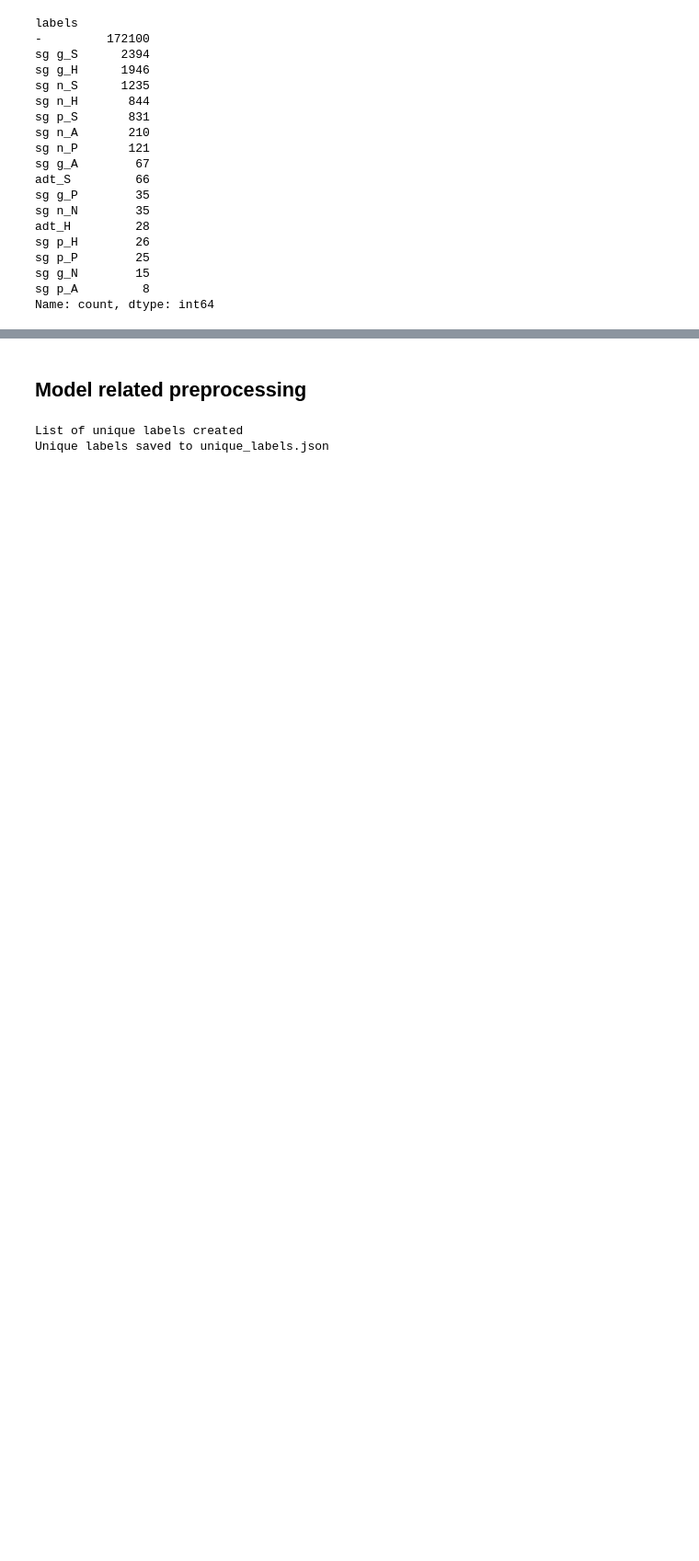
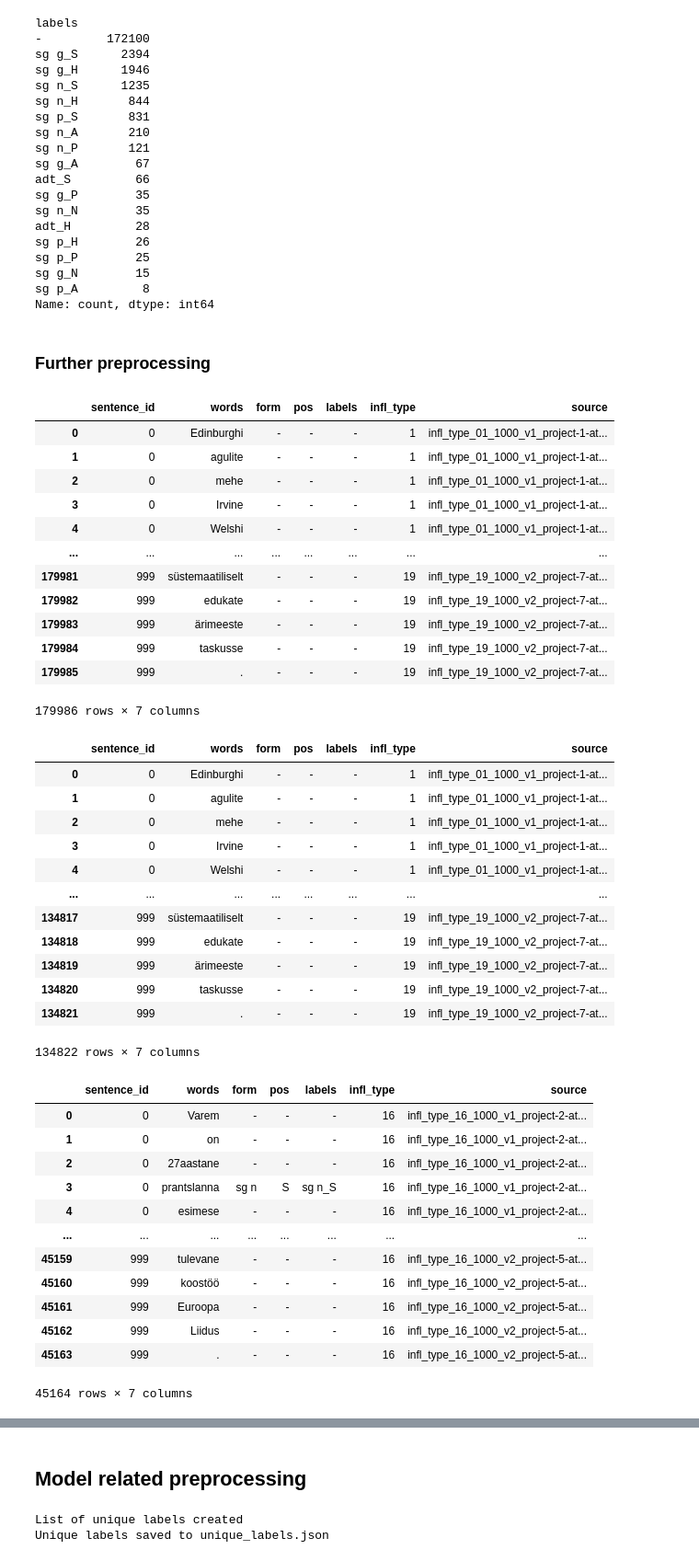
Before and after one commit to SanderSaska/EstNLTK_model_training, a Jupyter notebook: notebooks/data_preprocessing.ipynb, the cells around one changed output, grey strips where cells are left out. Shown at 92% size. Drawn from its saved outputs; the diff is of its cells as text; code cells hidden in the pictures; blank space fills up the shorter version.

```diff
--- a/notebooks/data_preprocessing.ipynb
+++ b/notebooks/data_preprocessing.ipynb
@@ -914 +870,61 @@ processed_df.to_csv(
 )
+# %% [markdown]
+### Further preprocessing
+# %%
+homonym_dataset = pd.read_parquet(
+    HOMONYMS_DIRS["processed"] / "homonyms_overall.parquet"
+)
+# %%
+train_data, test_data, train_sources, test_sources = (
+    HomonymPreprocessor.split_by_source(
+        df=homonym_dataset,
+        test_size=0.25,
+        source_col="source",
+        stratify_col=None,
+        seed=seed,
+    )
+)
+# %%
+display(homonym_dataset)
+display(train_data)
+display(test_data)
+# %% [output]
+|  | sentence_id | words | form | pos | labels | infl_type | source |
+| 0 | 0 | Edinburghi | - | - | - | 1 | infl_type_01_1000_v1_project-1-at... |
+| 1 | 0 | agulite | - | - | - | 1 | infl_type_01_1000_v1_project-1-at... |
+| 2 | 0 | mehe | - | - | - | 1 | infl_type_01_1000_v1_project-1-at... |
+| 3 | 0 | Irvine | - | - | - | 1 | infl_type_01_1000_v1_project-1-at... |
+| 4 | 0 | Welshi | - | - | - | 1 | infl_type_01_1000_v1_project-1-at... |
+| ... | ... | ... | ... | ... | ... | ... | ... |
+| 179981 | 999 | süstemaatiliselt | - | - | - | 19 | infl_type_19_1000_v2_project-7-at... |
+| 179982 | 999 | edukate | - | - | - | 19 | infl_type_19_1000_v2_project-7-at... |
+| 179983 | 999 | ärimeeste | - | - | - | 19 | infl_type_19_1000_v2_project-7-at... |
+| 179984 | 999 | taskusse | - | - | - | 19 | infl_type_19_1000_v2_project-7-at... |
+| 179985 | 999 | . | - | - | - | 19 | infl_type_19_1000_v2_project-7-at... |
+179986 rows × 7 columns
+|  | sentence_id | words | form | pos | labels | infl_type | source |
+| 0 | 0 | Edinburghi | - | - | - | 1 | infl_type_01_1000_v1_project-1-at... |
+| 1 | 0 | agulite | - | - | - | 1 | infl_type_01_1000_v1_project-1-at... |
+| 2 | 0 | mehe | - | - | - | 1 | infl_type_01_1000_v1_project-1-at... |
+| 3 | 0 | Irvine | - | - | - | 1 | infl_type_01_1000_v1_project-1-at... |
+| 4 | 0 | Welshi | - | - | - | 1 | infl_type_01_1000_v1_project-1-at... |
+| ... | ... | ... | ... | ... | ... | ... | ... |
+| 134817 | 999 | süstemaatiliselt | - | - | - | 19 | infl_type_19_1000_v2_project-7-at... |
+| 134818 | 999 | edukate | - | - | - | 19 | infl_type_19_1000_v2_project-7-at... |
+| 134819 | 999 | ärimeeste | - | - | - | 19 | infl_type_19_1000_v2_project-7-at... |
+| 134820 | 999 | taskusse | - | - | - | 19 | infl_type_19_1000_v2_project-7-at... |
+| 134821 | 999 | . | - | - | - | 19 | infl_type_19_1000_v2_project-7-at... |
+134822 rows × 7 columns
+|  | sentence_id | words | form | pos | labels | infl_type | source |
+| 0 | 0 | Varem | - | - | - | 16 | infl_type_16_1000_v1_project-2-at... |
+| 1 | 0 | on | - | - | - | 16 | infl_type_16_1000_v1_project-2-at... |
+| 2 | 0 | 27aastane | - | - | - | 16 | infl_type_16_1000_v1_project-2-at... |
+| 3 | 0 | prantslanna | sg n | S | sg n_S | 16 | infl_type_16_1000_v1_project-2-at... |
+| 4 | 0 | esimese | - | - | - | 16 | infl_type_16_1000_v1_project-2-at... |
+| ... | ... | ... | ... | ... | ... | ... | ... |
+| 45159 | 999 | tulevane | - | - | - | 16 | infl_type_16_1000_v2_project-5-at... |
+| 45160 | 999 | koostöö | - | - | - | 16 | infl_type_16_1000_v2_project-5-at... |
+| 45161 | 999 | Euroopa | - | - | - | 16 | infl_type_16_1000_v2_project-5-at... |
+| 45162 | 999 | Liidus | - | - | - | 16 | infl_type_16_1000_v2_project-5-at... |
+| 45163 | 999 | . | - | - | - | 16 | infl_type_16_1000_v2_project-5-at... |
+45164 rows × 7 columns
```
Also changed, not shown: parts of 18 cells of this notebook.
